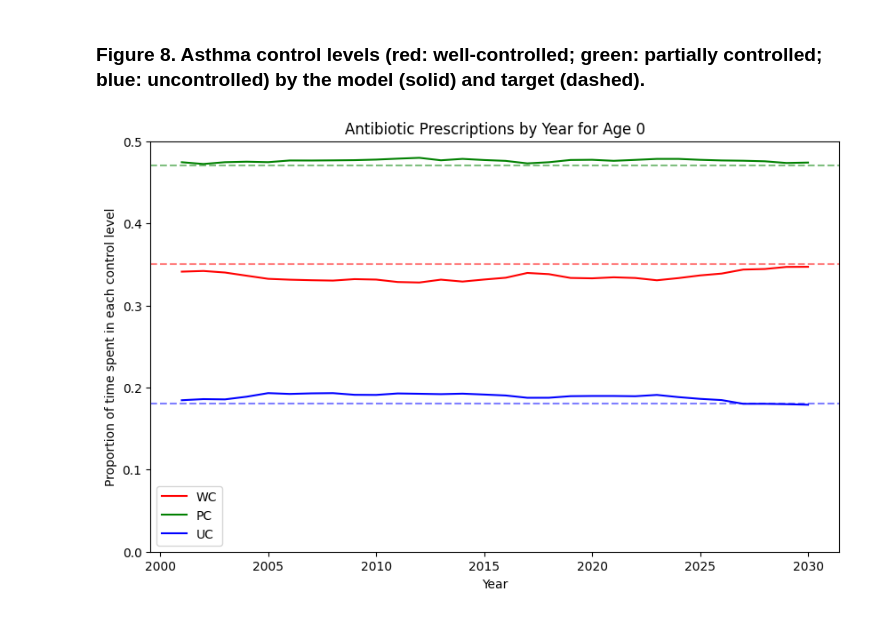
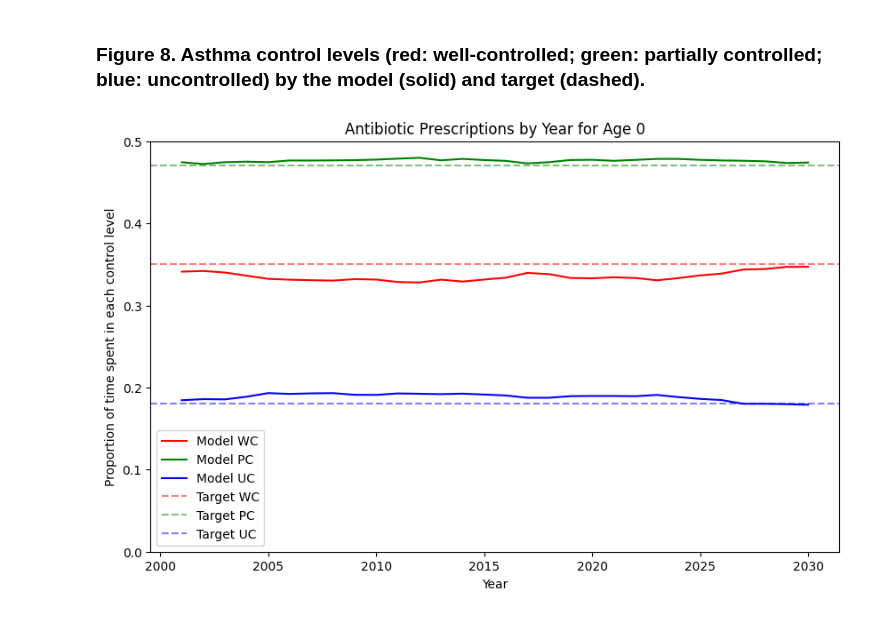
Before and after one commit to resplab/leap, a Jupyter notebook: validation.ipynb, the cells around one changed output. Saved outputs shown, nothing was run; the diff lists cells and outputs as text; code cells hidden in the pictures.

```diff
--- a/validation.ipynb
+++ b/validation.ipynb
@@ -283,52 +283,61 @@ plt.show()
 # %%
 # Figure 8. Asthma control levels (red: well-controlled; green: partially controlled; blue: uncontrolled) by the model (solid) and target (dashed).
 
+# Validation parameters
+TARGET_WC = 0.35
+TARGET_PC = 0.47
+TARGET_UC = 0.18
+
 # Read in simulation control data
-simulation_control_df = pd.read_csv("output/2001-30-CA-M3-100-110/outcome_matrix_control.csv")
+severity_df = pd.read_csv("output/2001-30-CA-M3-100-110/outcome_matrix_control.csv")
 
 # Plotting parameters
 plt.figure(figsize=(10, 6))
 
 # Filter by levels
-sim_control_level0_df = simulation_control_df[simulation_control_df["level"] == 0]  # UC
-sim_control_level1_df = simulation_control_df[simulation_control_df["level"] == 1]  # PC
-sim_control_level2_df = simulation_control_df[simulation_control_df["level"] == 2]  # WC
+severity_level0_df = severity_df[severity_df["level"] == 0]  # UC
+severity_level1_df = severity_df[severity_df["level"] == 1]  # PC
+severity_level2_df = severity_df[severity_df["level"] == 2]  # WC
 
 # Sum over sexes and years
-sim_control_level0_total = sim_control_level0_df.groupby(
+severity_level0_total = severity_level0_df.groupby(
     ['year'])['prob'].sum().reset_index()
-sim_control_level1_total = sim_control_level1_df.groupby(
+severity_level1_total = severity_level1_df.groupby(
     ['year'])['prob'].sum().reset_index()
-sim_control_level2_total = sim_control_level2_df.groupby(
+severity_level2_total = severity_level2_df.groupby(
     ['year'])['prob'].sum().reset_index()
 
 # Normalize over 3 levels
-for year in sim_control_level0_total['year'].unique():
-    p0 = sim_control_level0_total.loc[sim_control_level0_total['year'] == year, 'prob'].values
-    p1 = sim_control_level1_total.loc[sim_control_level1_total['year'] == year, 'prob'].values
-    p2 = sim_control_level2_total.loc[sim_control_level2_total['year'] == year, 'prob'].values
+for year in severity_level0_total['year'].unique():
+    p0 = severity_level0_total.loc[severity_level0_total['year'] == year, 'prob'].values
+    p1 = severity_level1_total.loc[severity_level1_total['year'] == year, 'prob'].values
+    p2 = severity_level2_total.loc[severity_level2_total['year'] == year, 'prob'].values
     total = p0 + p1 + p2
-    sim_control_level0_total.loc[sim_control_level0_total['year'] == year, 'prob'] /= total
-    sim_control_level1_total.loc[sim_control_level1_total['year'] == year, 'prob'] /= total
-    sim_control_level2_total.loc[sim_control_level2_total['year'] == year, 'prob'] /= total
+    severity_level0_total.loc[severity_level0_total['year'] == year, 'prob'] /= total
+    severity_level1_total.loc[severity_level1_total['year'] == year, 'prob'] /= total
+    severity_level2_total.loc[severity_level2_total['year'] == year, 'prob'] /= total
 
 # Create plots for each level
-plt.plot(sim_control_level0_total['year'], sim_control_level0_total['prob'],
-         label='WC', color='red', linestyle='solid')
-plt.plot(sim_control_level1_total['year'], sim_control_level1_total['prob'],
-         label='PC', color='green', linestyle='solid')
-plt.plot(sim_control_level2_total['year'], sim_control_level2_total['prob'],
-         label='UC', color='blue', linestyle='solid')
-plt.axhline(y=0.35, color='red', linestyle='dashed', alpha=0.5)
-plt.axhline(y=0.47, color='green', linestyle='dashed', alpha=0.5)
-plt.axhline(y=0.18, color='blue', linestyle='dashed', alpha=0.5)
+plt.plot(severity_level0_total['year'], severity_level0_total['prob'],
+         label='Model WC', color='red', linestyle='solid')
+plt.plot(severity_level1_total['year'], severity_level1_total['prob'],
+         label='Model PC', color='green', linestyle='solid')
+plt.plot(severity_level2_total['year'], severity_level2_total['prob'],
+         label='Model UC', color='blue', linestyle='solid')
+# Plot horizontal target values
+plt.axhline(y=TARGET_WC, label='Target WC',
+            color='red', linestyle='dashed', alpha=0.5)
+plt.axhline(y=TARGET_PC, label='Target PC',
+            color='green', linestyle='dashed', alpha=0.5)
+plt.axhline(y=TARGET_UC, label='Target UC',
+            color='blue', linestyle='dashed', alpha=0.5)
 
 # Additional elements
 plt.ylim(0, 0.5)
 plt.xlabel("Year")
 plt.ylabel("Proportion of time spent in each control level")
 plt.title("Antibiotic Prescriptions by Year for Age 0")
 plt.legend()
 plt.show()
 # %% [output]
-[figure, old version]
+[figure, new version]
```
Also changed, not shown: parts of 2 cells of this notebook.
